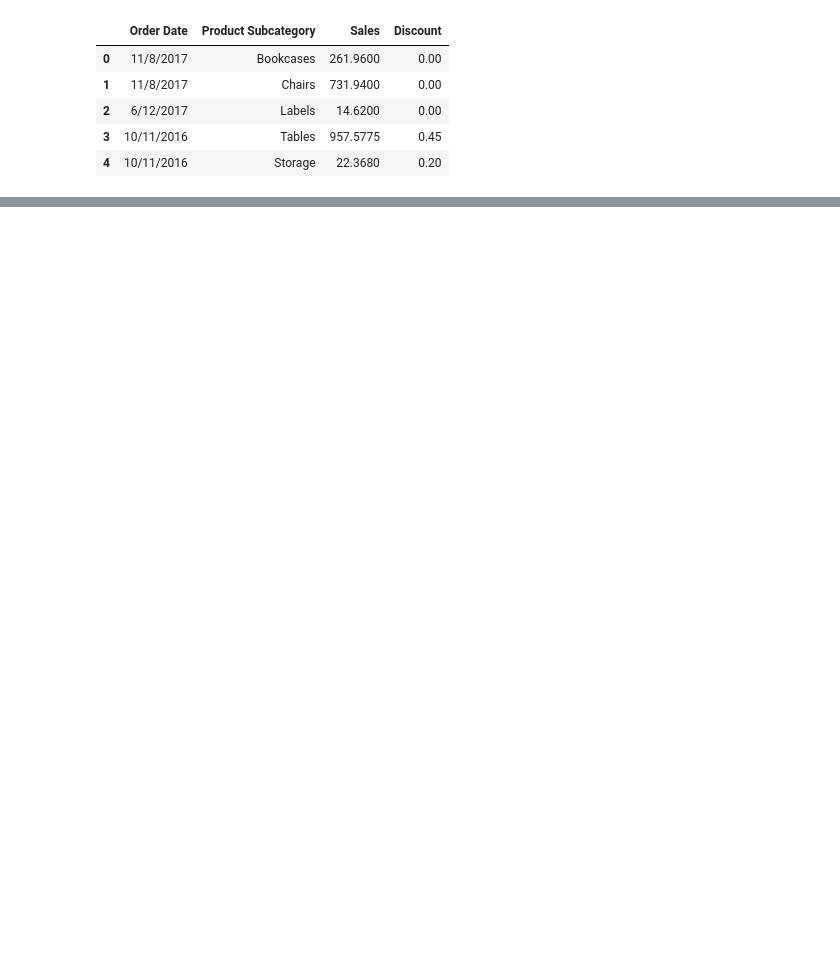
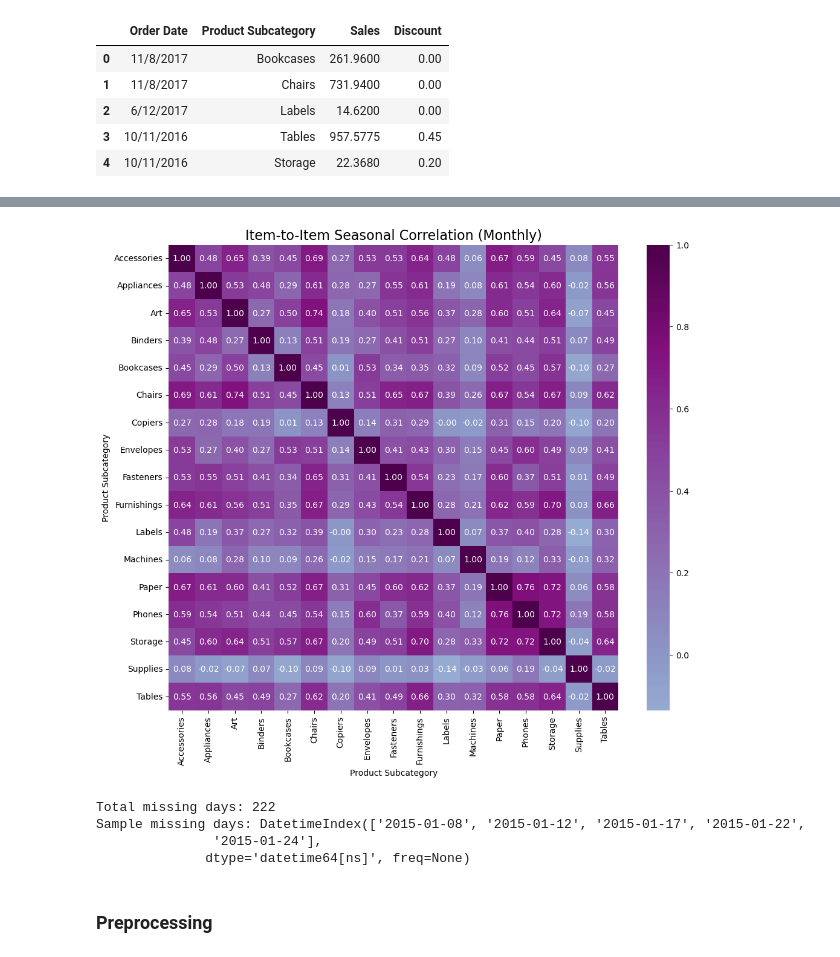
Before and after one commit to ethanhopkins101/DataScience-Projects, a Jupyter notebook: freelancing/mba/mba.ipynb, the cells around one changed output, grey strips where cells are left out. Drawn from its saved outputs; the diff is of its cells as text; code cells hidden in the pictures; blank space fills up the shorter version.

```diff
--- a/freelancing/mba/mba.ipynb
+++ b/freelancing/mba/mba.ipynb
@@ -179,0 +241,48 @@ len(df['Product Subcategory'].unique())
+# %%
+import pandas as pd
+import seaborn as sns
+import matplotlib.pyplot as plt
+
+# 1. Prepare the Index
+# Ensure 'Order Date' is datetime and set as the index
+df['Order Date'] = pd.to_datetime(df['Order Date'])
+df.set_index('Order Date', inplace=True)
+
+# 2. Pivot: Aggregate Sales by Month ('M')
+# Columns = Product Subcategory, Rows = Months
+item_monthly_sales = df.pivot_table(index=df.index.to_period('M'),
+                                    columns='Product Subcategory',
+                                    values='Sales',
+                                    aggfunc='sum').fillna(0)
+
+# 3. Compute Seasonal Correlation Matrix
+# This calculates Pearson's r at a monthly granularity
+item_corr = item_monthly_sales.corr()
+
+# 4. Plotting the Heatmap
+plt.figure(figsize=(12, 10))
+sns.heatmap(item_corr, annot=True, fmt=".2f", cmap='BuPu', center=0)
+plt.title("Item-to-Item Seasonal Correlation (Monthly)", fontsize=16)
+plt.show()
+# %% [output]
+[figure, added]
+# %%
+# 1. Get unique dates from your data
+unique_dates = df.index.unique()
+
+# 2. Create the full expected range
+full_range = pd.date_range(start='2015-01-03', end='2018-12-30')
+
+# 3. Find missing days
+missing_days = full_range.difference(unique_dates)
+
+print(f"Total missing days: {len(missing_days)}")
+if len(missing_days) > 0:
+    print(f"Sample missing days: {missing_days[:5]}")
+# %% [output]
+Total missing days: 222
+Sample missing days: DatetimeIndex(['2015-01-08', '2015-01-12', '2015-01-17', '2015-01-22',
+               '2015-01-24'],
+              dtype='datetime64[ns]', freq=None)
+# %% [markdown]
+### Preprocessing
```
Also changed, not shown: parts of 12 cells of this notebook.
